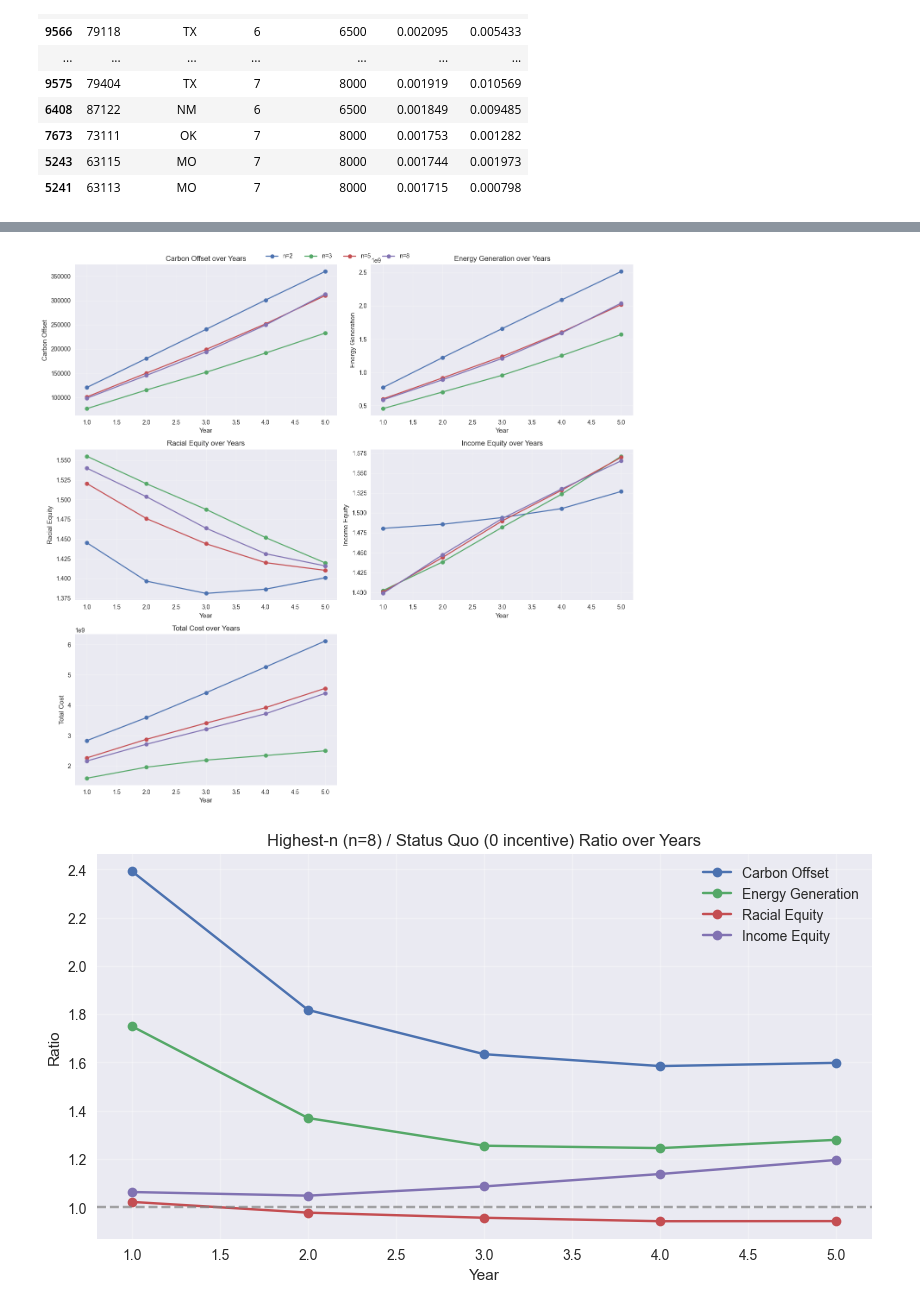
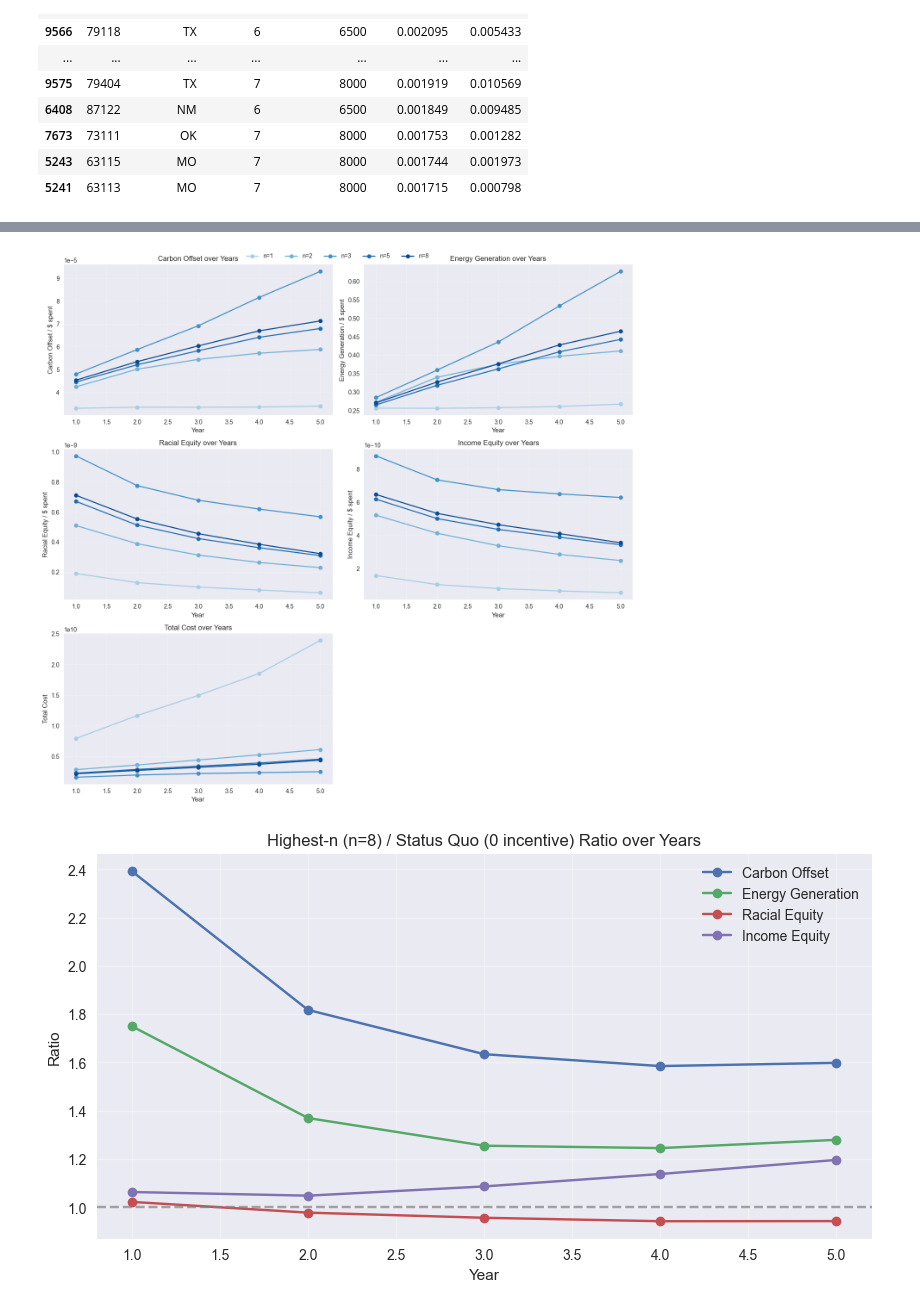
Before and after one commit to coopersigrist/SunSight, a Jupyter notebook: Examples/greedy_neat_match_grouping.ipynb, the cells around one changed output, grey strips where cells are left out. Cells and saved outputs as stored; diff of their text form; code cells hidden in the pictures.

```diff
--- a/Examples/greedy_neat_match_grouping.ipynb
+++ b/Examples/greedy_neat_match_grouping.ipynb
@@ -33,7 +33,7 @@ from Simulation.projections_util import create_paper_objectives
 plt.style.use("seaborn-v0_8")
 # %%
 # --- Config ---
-N_GROUPS_LIST = [2, 3, 5, 8]
+N_GROUPS_LIST = [1, 2, 3, 5, 8]
 INCENTIVE_GRID = list(range(-2000, 8001, 500))
 MAX_OUTER_ITERS = 10
 RANDOM_SEED = 42
@@ -625,37 +805,64 @@ metric_cols = ["Carbon Offset", "Energy Generation", "Racial Equity", "Income Eq
 fig, axes = plt.subplots(3, 2, figsize=(14, 13))
 axes = axes.flatten()
 
+n_values = sorted(yearly_metrics_df["n_groups"].unique())
+blue_cmap = plt.cm.Blues
+line_colors = [blue_cmap(0.35 + 0.55 * i / max(1, len(n_values) - 1)) for i in range(len(n_values))]
+
+# NEAT-prop reference objectives (from target placements)
+neat_obj_vals = compute_objectives_from_placements(target_panels)
+neat_ref = {
+    "Carbon Offset": float(neat_obj_vals.get("Carbon Offset", np.nan)),
+    "Energy Generation": float(neat_obj_vals.get("Energy Potential", np.nan)),
+    "Racial Equity": float(neat_obj_vals.get("Racial Equity", np.nan)),
+    "Income Equity": float(neat_obj_vals.get("Income Equity", np.nan)),
+}
+years = sorted(yearly_metrics_df["year"].unique())
+yearly_mean_cost = yearly_metrics_df.groupby("year")["Total Cost"].mean().reindex(years)
+
 for i, metric in enumerate(metric_cols):
     ax = axes[i]
-    for n in sorted(yearly_metrics_df["n_groups"].unique()):
-        g = yearly_metrics_df[yearly_metrics_df["n_groups"] == n]
-        ax.plot(g["year"], g[metric], marker="o", label=f"n={n}")
+    for n, c in zip(n_values, line_colors):
+        g = yearly_metrics_df[yearly_metrics_df["n_groups"] == n].sort_values("year")
+        y_vals = g[metric] if metric == "Total Cost" else g[metric] / g["Total Cost"]
+        ax.plot(g["year"], y_vals, marker="o", color=c, label=f"n={n}")
+
+    # if metric != "Total Cost" and metric in neat_ref:
+    #     neat_y = neat_ref[metric] / yearly_mean_cost.values
+    #     ax.plot(
+    #         years,
+    #         neat_y,
+    #         linestyle=":",
+    #         linewidth=2.5,
+    #         color="#555555",
+    #         label="Neat-prop",
+    #     )
 
     ax.set_title(f"{metric} over Years")
     ax.set_xlabel("Year")
-    ax.set_ylabel(metric)
+    ax.set_ylabel(metric if metric == "Total Cost" else f"{metric} / $ spent")
     ax.grid(True, alpha=0.3)
 
 # hide the unused subplot slot
 axes[-1].axis("off")
 
 handles, labels = axes[0].get_legend_handles_labels()
-fig.legend(handles, labels, loc="upper center", ncol=min(len(N_GROUPS_LIST), 6))
+fig.legend(handles, labels, loc="upper center", ncol=min(len(handles), 6))
 plt.tight_layout()
 plt.show()
 
 # Ratio plot: highest n vs status quo over years (excluding cost)
 plt.figure(figsize=(10, 5))
 for metric in ["Carbon Offset", "Energy Generation", "Racial Equity", "Income Equity"]:
     plt.plot(ratio_df["year"], ratio_df[metric], marker="o", label=metric)
 
 plt.axhline(1.0, linestyle="--", color="gray", alpha=0.7)
 plt.title(f"Highest-n (n={n_max}) / Status Quo (0 incentive) Ratio over Years")
 plt.xlabel("Year")
 plt.ylabel("Ratio")
 plt.grid(True, alpha=0.3)
 plt.legend()
 plt.show()
 # %% [output]
-[figure, old version]
+[figure, new version]
 [figure]
```
Also changed, not shown: parts of 4 cells of this notebook, 7 other files.
